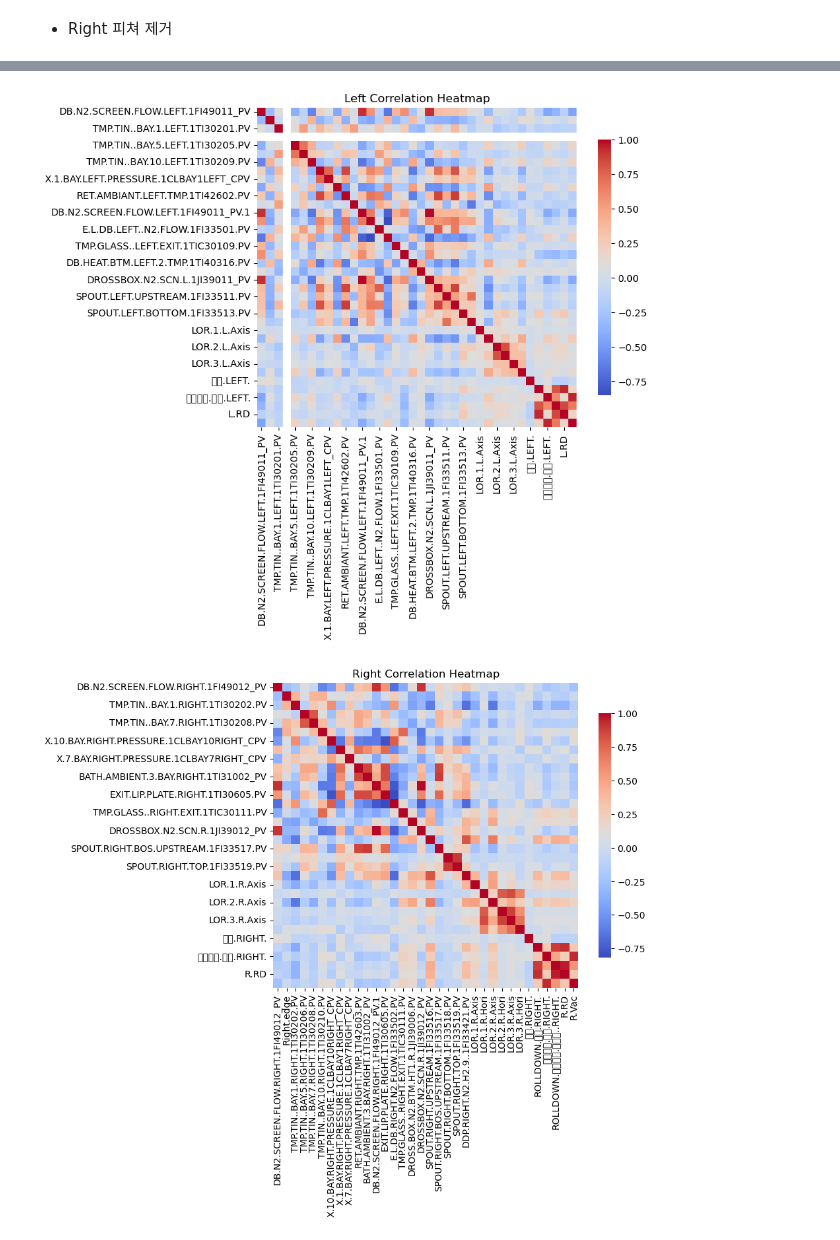
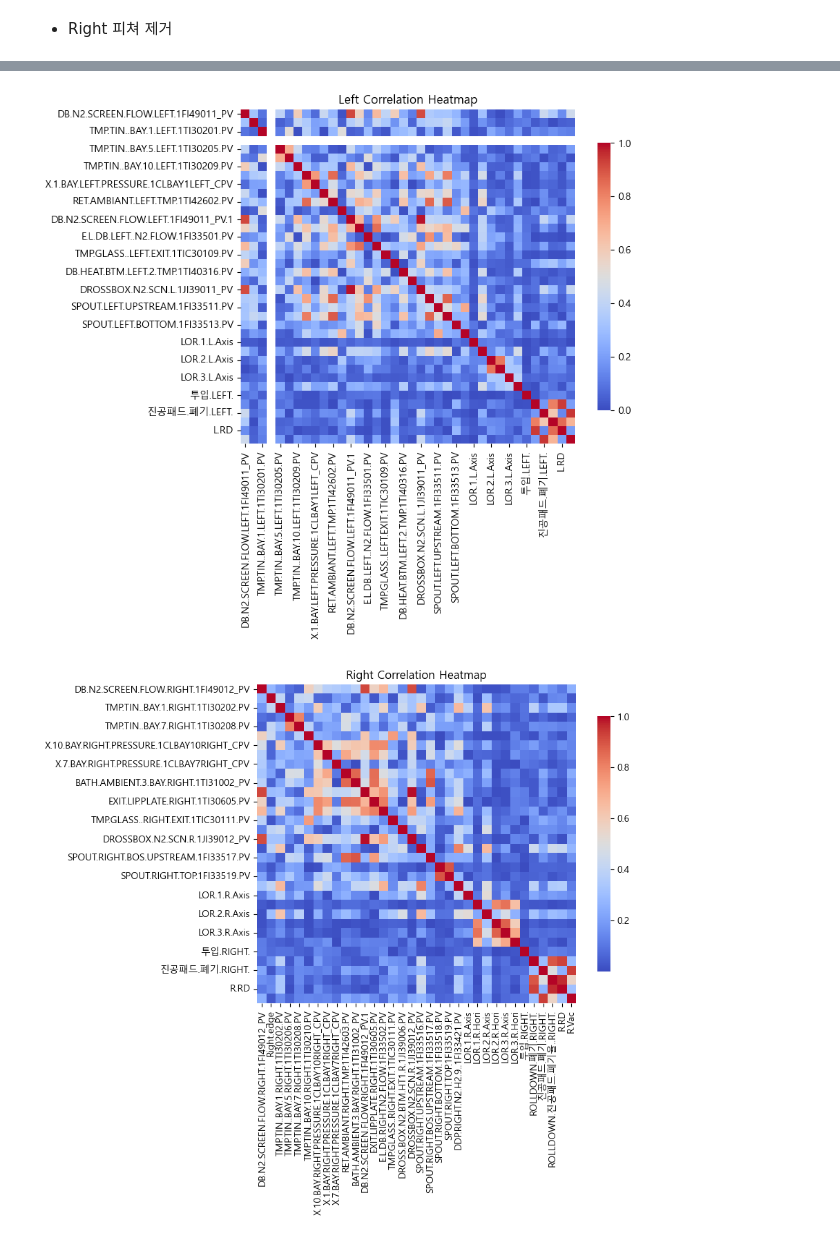
Before and after one commit to gmlwlswls/LGD_anomaly_detection, a Jupyter notebook: 00. 데이터 탐색 및 전처리/데이터 탐색.ipynb, the cells around one changed output, grey strips where cells are left out. Drawn from its saved outputs; the diff is of its cells as text; code cells hidden in the pictures.

```diff
--- a/00. 데이터 탐색 및 전처리/데이터 탐색.ipynb
+++ b/00. 데이터 탐색 및 전처리/데이터 탐색.ipynb
@@ -1,3 +1,26 @@
 # %% [markdown]
 ## 데이터 탐색
+# %%
+# 한글, 음수 시각화 설정
+
+#시각화 패키지
+import matplotlib.pyplot as plt
+
+#시각화에서 한글을 사용하기 위한 설정
+import platform
+from matplotlib import font_manager, rc
+
+if platform.system() == 'Darwin':
+    rc('font', family='AppleGothic')
+#윈도우의 경우
+elif platform.system() == 'Windows':
+    font_name = font_manager.FontProperties(fname="c:/Windows/Fonts/malgun.ttf").get_name()
+    rc('font', family=font_name)
+
+#시각화에서 음수를 표현하기 위한 설정
+import matplotlib
+matplotlib.rcParams['axes.unicode_minus'] = False
+
+import warnings
+warnings.filterwarnings('ignore')
 # %%
@@ -134,27 +158,28 @@ correlation_df
 # %%
-# LEFT, RIGHT 개별 히트맵
+# 2) LEFT, RIGHT 개별 히트맵
 left_cols = drop_df.filter(regex=r'\b(LEFT|Left|L\.|l_|_L)\b').columns.tolist()
 right_cols = drop_df.filter(regex=r'\b(RIGHT|Right|R\.|r_|_R)\b').columns.tolist()
 
 left_drop_df = drop_df[left_cols]
 right_drop_df = drop_df[right_cols]
 
-left_corr = left_drop_df.corr()
-right_corr = right_drop_df.corr()
+left_corr = abs(left_drop_df.corr())
+right_corr = abs(right_drop_df.corr())
 
 import matplotlib.pyplot as plt
 import seaborn as sns
 
 # 왼쪽 상관 행렬 히트맵
 plt.figure(figsize= (8, 6))
-sns.heatmap(left_corr,fmt='.2f', cmap='coolwarm', square=True, cbar_kws={'shrink': .8}) # annot= True
+sns.heatmap(left_corr, cmap='coolwarm', square=True, cbar_kws={'shrink': .8}, vmin=0, vmax=1) # annot= True , fmt='.2f'
 plt.title('Left Correlation Heatmap')
 
 # 오른쪽 상관 행렬 히트맵
 plt.figure(figsize= (8, 6))
-sns.heatmap(right_corr, fmt='.2f', cmap='coolwarm', square=True, cbar_kws={'shrink': .8})
+sns.heatmap(right_corr, cmap='coolwarm', square=True, cbar_kws={'shrink': .8})
 plt.title('Right Correlation Heatmap')
+plt.gca().set_aspect('equal')
 plt.show()
 # %% [output]
-[figure, old version]
+[figure, new version]
-[figure, old version]
+[figure, new version]
```
Also changed, not shown: parts of 8 cells of this notebook.
